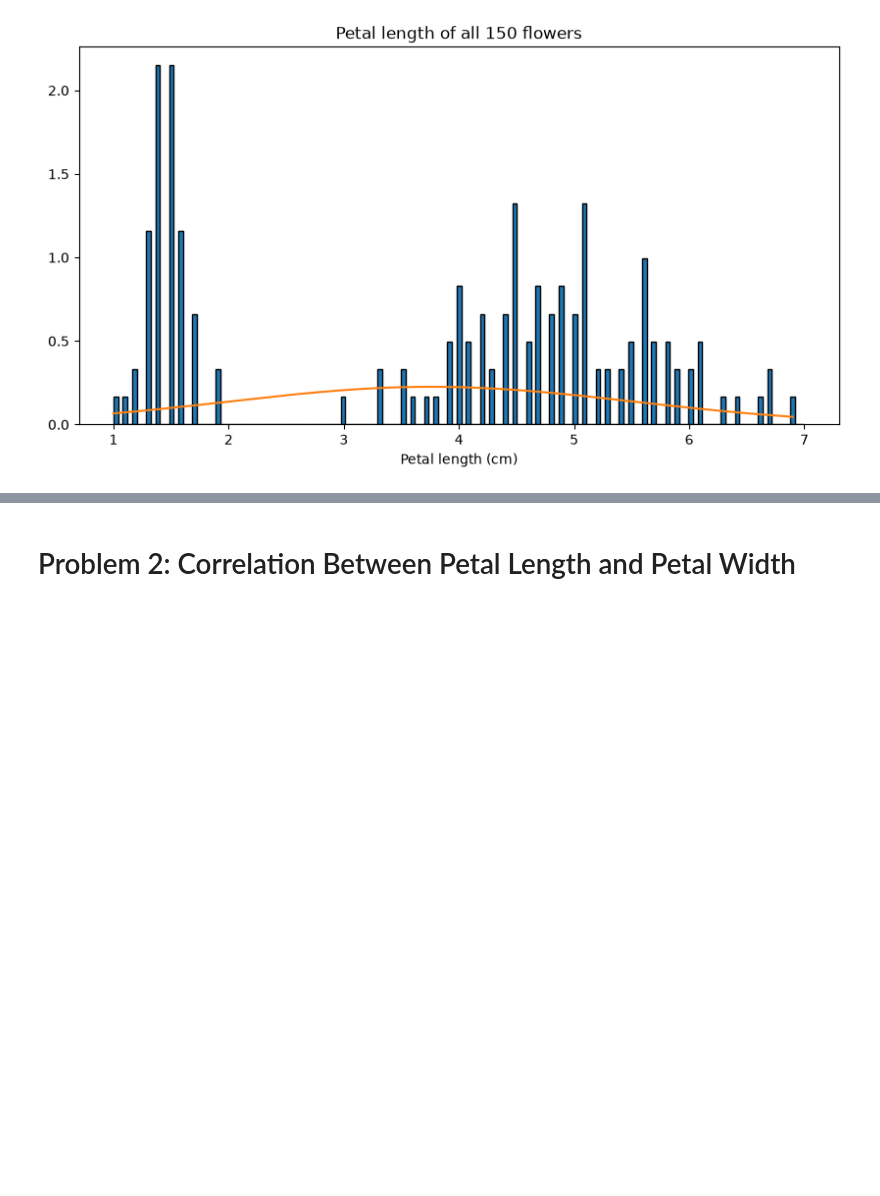
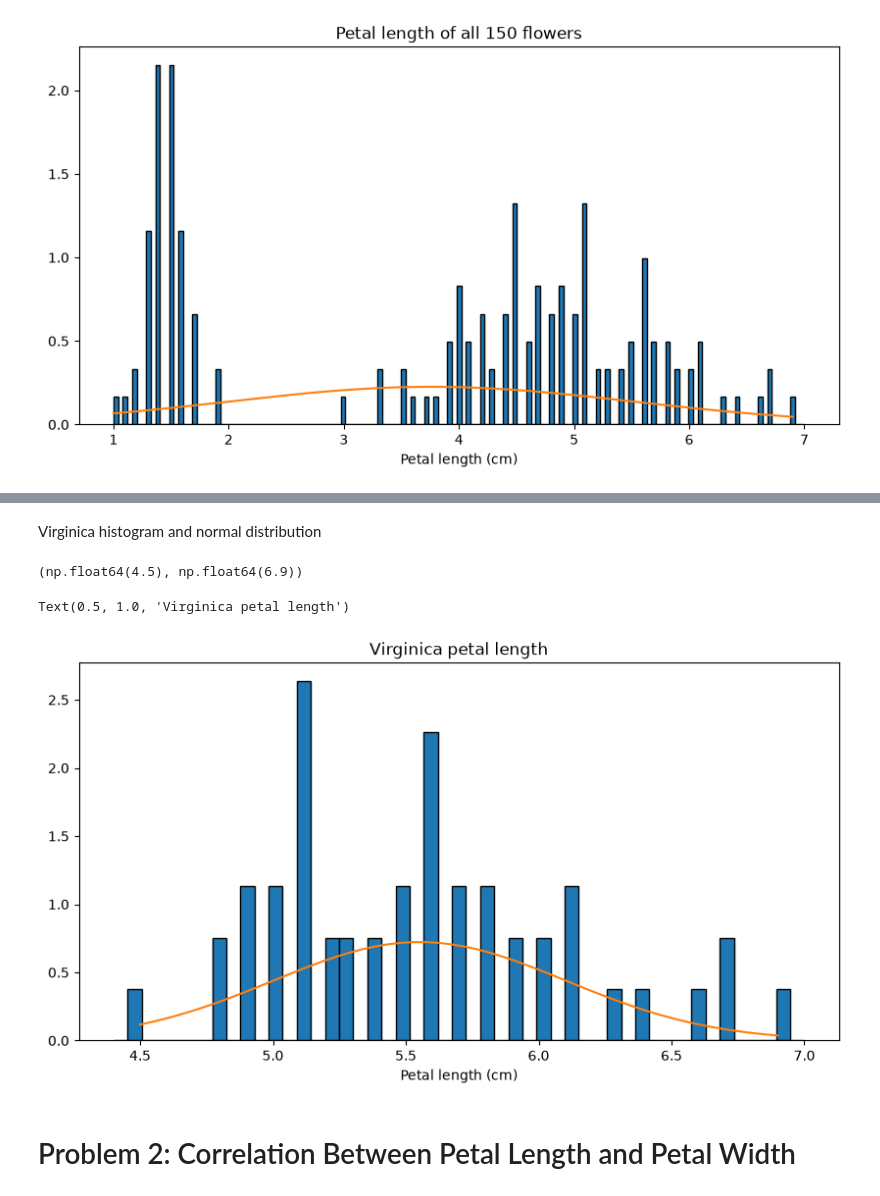
Before and after one commit to vanelyraa/applied-statistics, a Jupyter notebook: problems.ipynb, the cells around one changed output, grey strips where cells are left out. Drawn from its saved outputs; the diff is of its cells as text; code cells hidden in the pictures; blank space fills up the shorter version.

```diff
--- a/problems.ipynb
+++ b/problems.ipynb
@@ -71,3 +151,40 @@ ax.set_title("Petal length of all 150 flowers");
+# %% [markdown]
+Virginica histogram and normal distribution
+# %%
+# Petal lengths virginica species
+virginica_petal = df[df["species"] == "virginica"]["petal_length"]
+
+# Finding min and max petal lengths
+virginica_petal_min = virginica_petal.min()
+virginica_petal_max = virginica_petal.max()
+
+# Showing min and max values
+virginica_petal_min, virginica_petal_max
+# %% [output]
+(np.float64(4.5), np.float64(6.9))
+# %%
+# Calculating mean and standard deviation
+virginica_petal_mean = virginica_petal.mean()
+virginica_petal_std = virginica_petal.std()
+
+# Create histogram.
+fig, ax = plt.subplots(figsize=(10, 5))
+
+# Setosa histogram
+ax.hist(virginica_petal, edgecolor="black", density=True, bins=np.linspace(4.4, 7.0, 50))
+
+# Normal distribution x values
+x = np.linspace(virginica_petal.min(), virginica_petal.max(), 50)
+
+# Plot the normal distribution
+ax.plot(x, stats.norm.pdf(x, virginica_petal_mean, virginica_petal_std))
+
+# Plot labels
+ax.set_xlabel("Petal length (cm)")
+ax.set_title("Virginica petal length")
+# %% [output]
+Text(0.5, 1.0, 'Virginica petal length')
+[figure, added]
 # %% [markdown]
 # Problem 2: Correlation Between Petal Length and Petal Width
 # %% [markdown]
```
Also changed, not shown: parts of 10 cells of this notebook.
